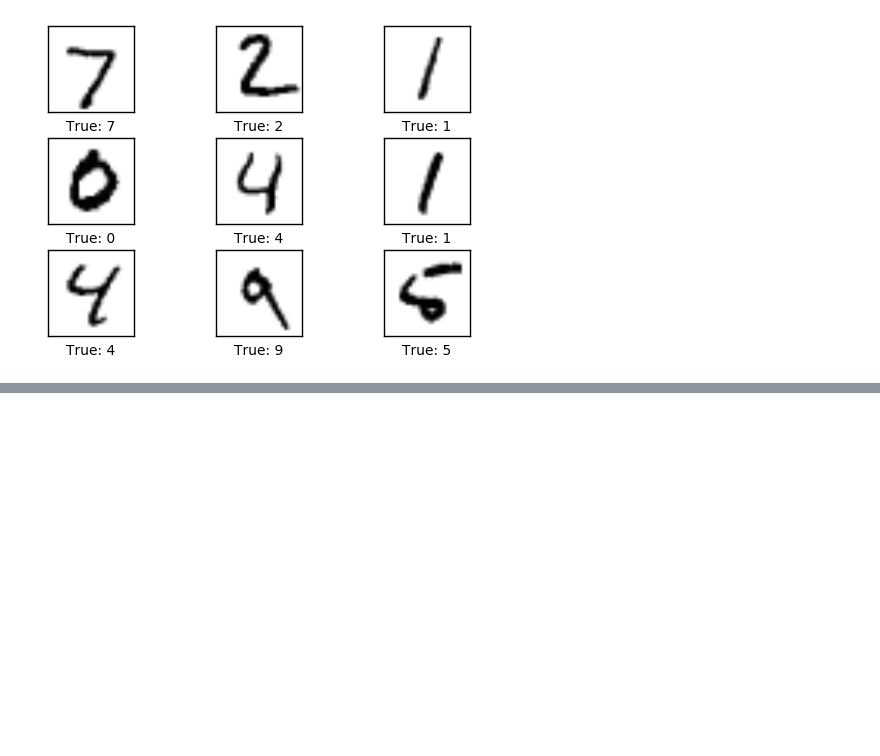
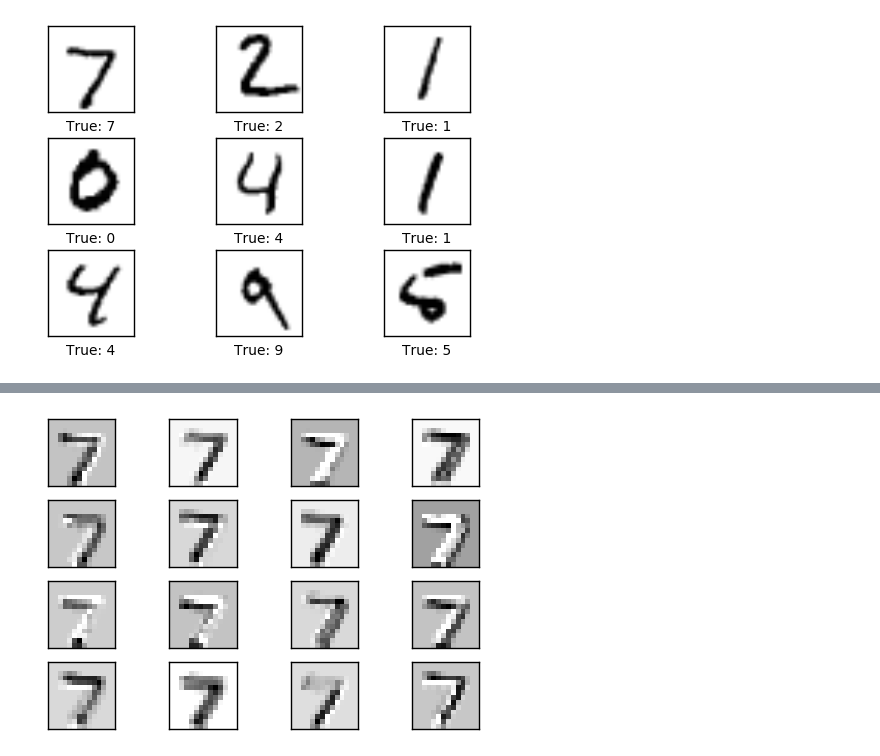
Before and after one commit to mp-wjcheon/ml_Tensorflow, a Jupyter notebook: notebooks/Convolution_Neural_Network_MIT.ipynb, the cells around one changed output, grey strips where cells are left out. Saved outputs shown, nothing was run; the diff lists cells and outputs as text; code cells hidden in the pictures; blank space fills up the shorter version.

```diff
--- a/notebooks/Convolution_Neural_Network_MIT.ipynb
+++ b/notebooks/Convolution_Neural_Network_MIT.ipynb
@@ -137,0 +639,4 @@ plot_images(images=images, cls_true=cls_true)
+# %%
+plot_conv_layer(layer=layer_conv1, image=image1)
+# %% [output]
+[figure, added]
```
Also changed, not shown: parts of 48 cells of this notebook.
